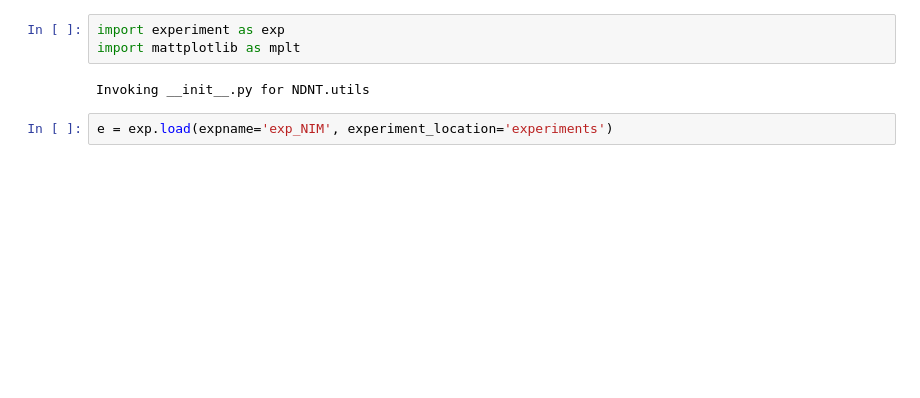
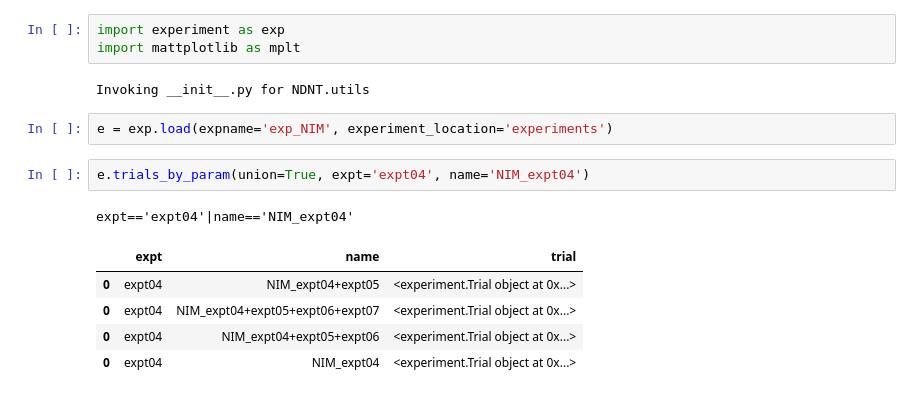
Before and after one commit to NeuroTheoryUMD/mattjac, a Jupyter notebook: v1/exp_NIM.ipynb, the cells around one changed output. Cells and saved outputs as stored; diff of their text form; blank space fills up the shorter version.

```diff
--- a/v1/exp_NIM.ipynb
+++ b/v1/exp_NIM.ipynb
@@ -5,3 +5,12 @@ import mattplotlib as mplt
 Invoking __init__.py for NDNT.utils
 # %%
 e = exp.load(expname='exp_NIM', experiment_location='experiments')
+# %%
+e.trials_by_param(union=True, expt='expt04', name='NIM_expt04')
+# %% [output]
+expt=='expt04'|name=='NIM_expt04'
+|  | expt | name | trial |
+| 0 | expt04 | NIM_expt04+expt05 | <experiment.Trial object at 0x...> |
+| 0 | expt04 | NIM_expt04+expt05+expt06+expt07 | <experiment.Trial object at 0x...> |
+| 0 | expt04 | NIM_expt04+expt05+expt06 | <experiment.Trial object at 0x...> |
+| 0 | expt04 | NIM_expt04 | <experiment.Trial object at 0x...> |
```
Also changed, not shown: parts of 6 cells of this notebook, 8 other files.
